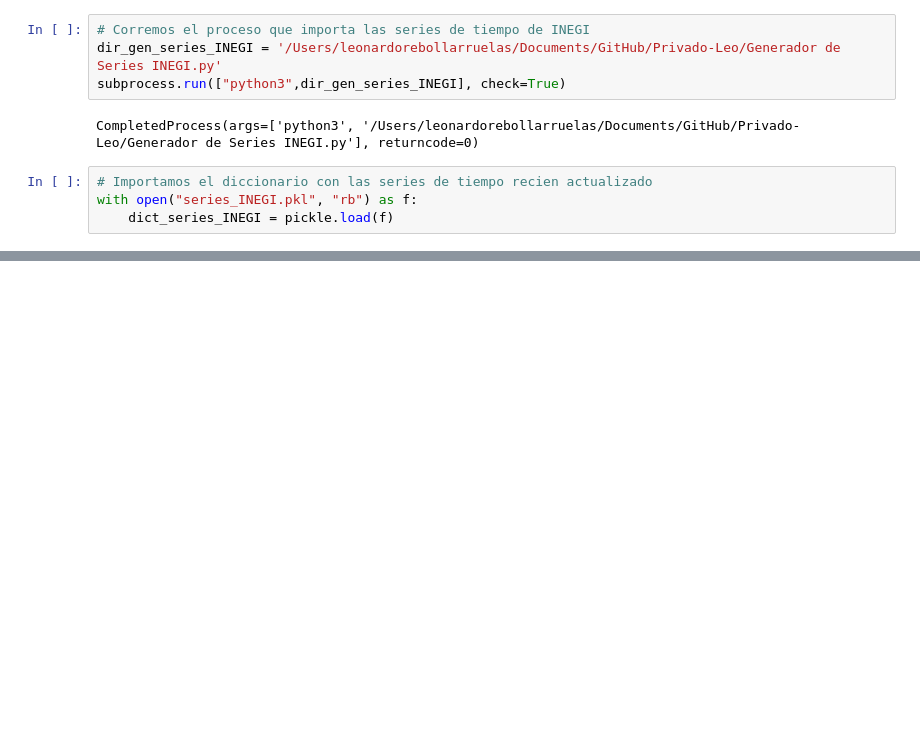
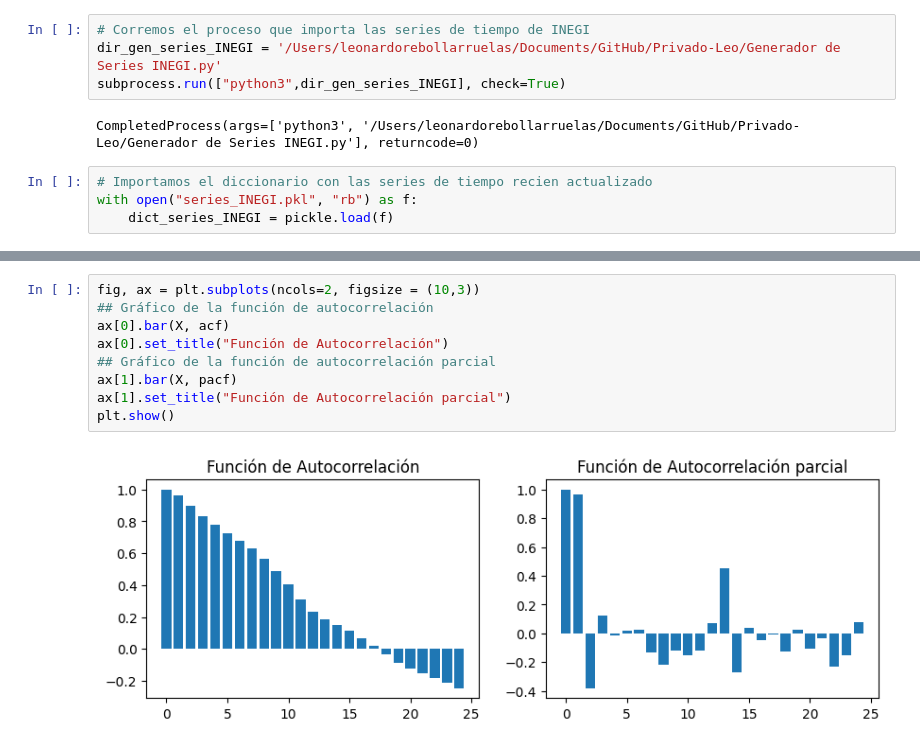
Before and after one commit to lrebollar/Implementaci-n-de-modelos-SARIMA, a Jupyter notebook: Modelos SARIMA.ipynb, the cells around one changed output, grey strips where cells are left out. Saved outputs shown, nothing was run; the diff lists cells and outputs as text; blank space fills up the shorter version.

```diff
--- a/Modelos SARIMA.ipynb
+++ b/Modelos SARIMA.ipynb
@@ -38,0 +48,11 @@ db_inpc
+# %%
+fig, ax = plt.subplots(ncols=2, figsize = (10,3))
+## Gráfico de la función de autocorrelación
+ax[0].bar(X, acf)
+ax[0].set_title("Función de Autocorrelación")
+## Gráfico de la función de autocorrelación parcial
+ax[1].bar(X, pacf)
+ax[1].set_title("Función de Autocorrelación parcial")
+plt.show()
+# %% [output]
+[figure, added]
```
Also changed, not shown: parts of 6 cells of this notebook, 1 other file.
